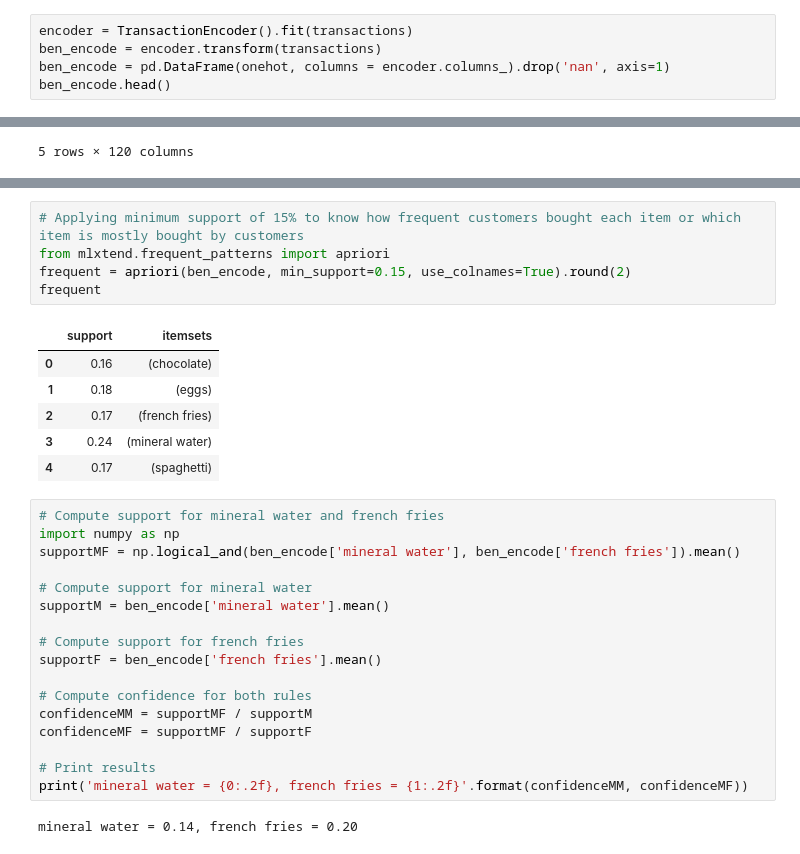
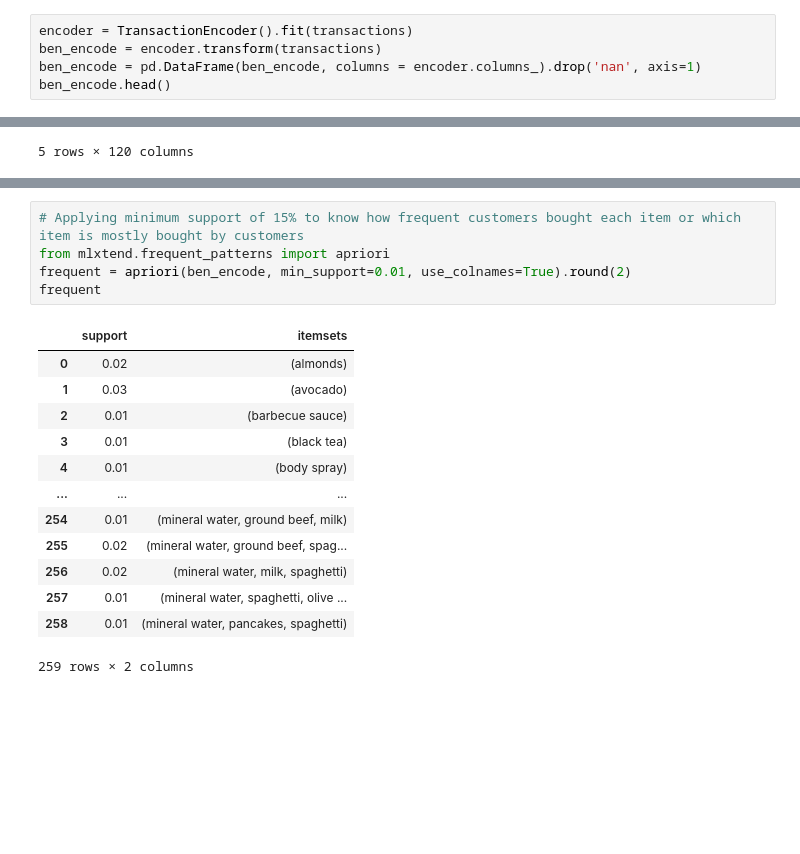
Before and after one commit to BenJoshMudi/GOMYCODE.BEN, a Jupyter notebook: Association_Rule_Checkpoint.ipynb, the cells around one changed output, grey strips where cells are left out. Saved outputs shown, nothing was run; the diff lists cells and outputs as text; blank space fills up the shorter version.

```diff
--- a/Association_Rule_Checkpoint.ipynb
+++ b/Association_Rule_Checkpoint.ipynb
@@ -162,7 +177,7 @@ print(rules[:5])
 # %%
 encoder = TransactionEncoder().fit(transactions)
 ben_encode = encoder.transform(transactions)
-ben_encode = pd.DataFrame(onehot, columns = encoder.columns_).drop('nan', axis=1)
+ben_encode = pd.DataFrame(ben_encode, columns = encoder.columns_).drop('nan', axis=1)
 ben_encode.head()
 # %% [output]
 |  | asparagus | almonds | antioxydant juice | asparagus | avocado | babies food | bacon | barbecue sauce | ... |
@@ -188,31 +200,19 @@ support.head()
 # %%
 # Applying minimum support of 15% to know how frequent customers bought each item or which item is mostly bought by customers
 from mlxtend.frequent_patterns import apriori
-frequent = apriori(ben_encode, min_support=0.15, use_colnames=True).round(2)
+frequent = apriori(ben_encode, min_support=0.01, use_colnames=True).round(2)
 frequent
 # %% [output]
 |  | support | itemsets |
-| 0 | 0.16 | (chocolate) |
-| 1 | 0.18 | (eggs) |
-| 2 | 0.17 | (french fries) |
-| 3 | 0.24 | (mineral water) |
-| 4 | 0.17 | (spaghetti) |
+| 0 | 0.02 | (almonds) |
+| 1 | 0.03 | (avocado) |
+| 2 | 0.01 | (barbecue sauce) |
+| 3 | 0.01 | (black tea) |
+| 4 | 0.01 | (body spray) |
+| ... | ... | ... |
+| 254 | 0.01 | (mineral water, ground beef, milk) |
+| 255 | 0.02 | (mineral water, ground beef, spag... |
+| 256 | 0.02 | (mineral water, milk, spaghetti) |
+| 257 | 0.01 | (mineral water, spaghetti, olive ... |
+| 258 | 0.01 | (mineral water, pancakes, spaghetti) |
+259 rows × 2 columns
-# %%
-# Compute support for mineral water and french fries
-import numpy as np
-supportMF = np.logical_and(ben_encode['mineral water'], ben_encode['french fries']).mean()
-
-# Compute support for mineral water
-supportM = ben_encode['mineral water'].mean()
-
-# Compute support for french fries
-supportF = ben_encode['french fries'].mean()
-
-# Compute confidence for both rules
-confidenceMM = supportMF / supportM
-confidenceMF = supportMF / supportF
-
-# Print results
-print('mineral water = {0:.2f}, french fries = {1:.2f}'.format(confidenceMM, confidenceMF))
-# %% [output]
-mineral water = 0.14, french fries = 0.20
```
Also changed, not shown: parts of 15 cells of this notebook.
